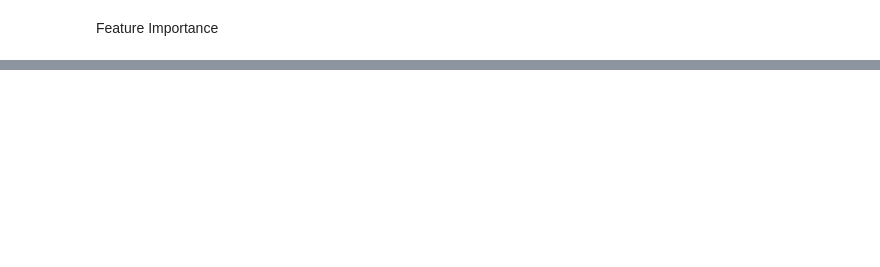
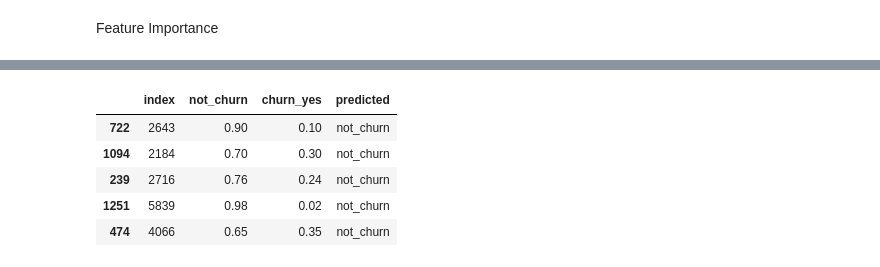
Before and after one commit to VelasquezAlejandro044/telco_classification_project, a Jupyter notebook: delme_2.ipynb, the cells around one changed output, grey strips where cells are left out. Drawn from its saved outputs; the diff is of its cells as text; code cells hidden in the pictures; blank space fills up the shorter version.

```diff
--- a/delme_2.ipynb
+++ b/delme_2.ipynb
@@ -670,10 +690,19 @@ rf.feature_importances_
 # %%
 proba_test = rf.predict_proba(X_test)
 proba_df = pd.DataFrame(proba_test, columns=rf.classes_.tolist())
 reset_test = test.reset_index()
 test_proba_df = pd.concat([reset_test, proba_df], axis=1)
 test_proba_df = test_proba_df.rename(columns={0: 'not_churn', 1:'churn_yes'})
 test_proba_df['predicted'] = np.where(test_proba_df.not_churn > test_proba_df.churn_yes, 'not_churn', 'churn')
-csv_df = test_proba_df[['index', 'churn', 'not_churn', 'churn_yes', 'predicted']]
-csv_df.samp()
+csv_df = test_proba_df[['index', 'not_churn', 'churn_yes', 'predicted']]
+csv_df.not_churn = csv_df.not_churn.round(2)
+csv_df.churn_yes = csv_df.churn_yes.round(2)
+csv_df.sample(5)
+# %% [output]
+|  | index | not_churn | churn_yes | predicted |
+| 722 | 2643 | 0.90 | 0.10 | not_churn |
+| 1094 | 2184 | 0.70 | 0.30 | not_churn |
+| 239 | 2716 | 0.76 | 0.24 | not_churn |
+| 1251 | 5839 | 0.98 | 0.02 | not_churn |
+| 474 | 4066 | 0.65 | 0.35 | not_churn |
 # %%
```
Also changed, not shown: parts of 26 cells of this notebook, 3 other files.
